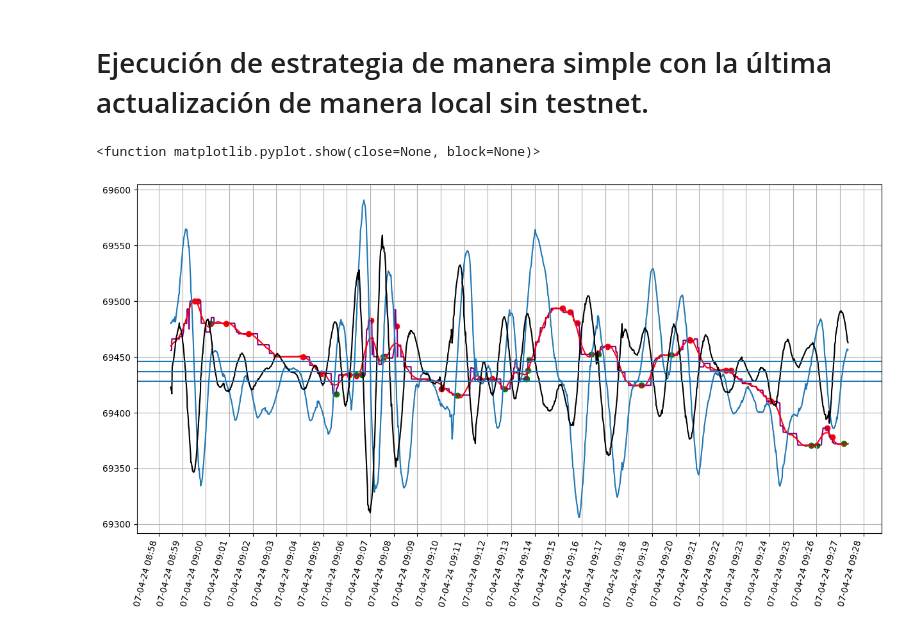
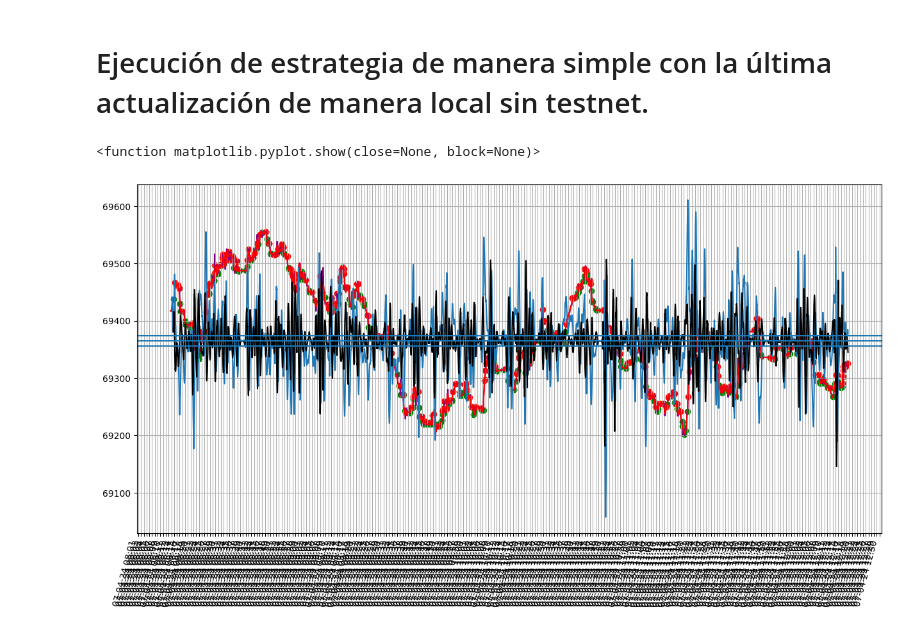
Before and after one commit to Tinmarian/tradingbot, a Jupyter notebook: scripts/streaming_derivatives_analysis_V1.ipynb, the cells around one changed output. Saved outputs shown, nothing was run; the diff lists cells and outputs as text; code cells hidden in the pictures.

Commit message:
Finalizo con el uso de la primer versión de la estrategia aplicado al streaming en backtesting

```diff
--- a/scripts/streaming_derivatives_analysis_V1.ipynb
+++ b/scripts/streaming_derivatives_analysis_V1.ipynb
@@ -55,11 +55,11 @@ recent_data['TD_Interpolacion'] = sc.signal.savgol_filter(recent_data.Tercer_Der
 ######################################################################
 # Agregamos el código necesario para encontrar los puntos exactos mínimos y máximos
 ######################################################################
+initial_date_index = recent_data[recent_data.Tiempo == datetime.strptime(str(recent_data.Tiempo[:1].item()),'%Y-%m-%d %H:%M:%S.%f')].index.item() + rango
+final_date_index = recent_data[recent_data.Tiempo == datetime.strptime(str(recent_data.Tiempo[-1:].item()),'%Y-%m-%d %H:%M:%S.%f')].index.item() - rango
+
 # initial_date_index = recent_data[recent_data.Tiempo == datetime.strptime(str(recent_data.Tiempo[60*45:60*45 + 1].item()),'%Y-%m-%d %H:%M:%S.%f')].index.item() + rango
-# final_date_index = recent_data[recent_data.Tiempo == datetime.strptime(str(recent_data.Tiempo[-1:].item()),'%Y-%m-%d %H:%M:%S.%f')].index.item() - rango
-
-initial_date_index = recent_data[recent_data.Tiempo == datetime.strptime(str(recent_data.Tiempo[60*45:60*45 + 1].item()),'%Y-%m-%d %H:%M:%S.%f')].index.item() + rango
-final_date_index = recent_data[recent_data.Tiempo == datetime.strptime(str(recent_data.Tiempo[60*75:60*75 + 1].item()),'%Y-%m-%d %H:%M:%S.%f')].index.item() - rango
+# final_date_index = recent_data[recent_data.Tiempo == datetime.strptime(str(recent_data.Tiempo[60*75:60*75 + 1].item()),'%Y-%m-%d %H:%M:%S.%f')].index.item() - rango
 
 min_max_sd = pd.DataFrame(columns=['Derivada'])
 lista_min_max = recent_data[initial_date_index:final_date_index][(recent_data[initial_date_index:final_date_index]['TD_Interpolacion'] >= -z_aprox) & (recent_data[initial_date_index:final_date_index]['TD_Interpolacion'] <= z_aprox)]
@@ -112,35 +112,35 @@ for lista in [max_points_idx,min_points_idx]:
         for idx in sorted(close_points_max,reverse=True):
             del lista[idx]
     else:
         for idx in sorted(close_points_min,reverse=True):
             del lista[idx]
 
 
 ##################################################################################################################################
 # Gráfica final del backtesting sobre nuestro análisis con puntos de compra y venta.
 ##################################################################################################################################
 mp = recent_data.Precio[initial_date_index:final_date_index].mean()
 plt.figure(figsize=(15,8))
-plt.plot(recent_data.Tiempo[initial_date_index-150:final_date_index],recent_data.Precio[initial_date_index-150:final_date_index].multiply(1),color='purple')
-plt.plot(recent_data.Tiempo[initial_date_index-150:final_date_index],recent_data.Interpolacion[initial_date_index-150:final_date_index].multiply(1),color='red')
-plt.plot(recent_data.Tiempo[initial_date_index-150:final_date_index],recent_data.PD_Interpolacion[initial_date_index-150:final_date_index].multiply(100)+mp)
-plt.plot(recent_data.Tiempo[initial_date_index-150:final_date_index],recent_data.SD_Interpolacion[initial_date_index-150:final_date_index].multiply(1000)+mp,color='k')
+plt.plot(recent_data.Tiempo[initial_date_index-120:final_date_index],recent_data.Precio[initial_date_index-120:final_date_index].multiply(1),color='purple')
+plt.plot(recent_data.Tiempo[initial_date_index-120:final_date_index],recent_data.Interpolacion[initial_date_index-120:final_date_index].multiply(1),color='red')
+plt.plot(recent_data.Tiempo[initial_date_index-120:final_date_index],recent_data.PD_Interpolacion[initial_date_index-120:final_date_index].multiply(100)+mp)
+plt.plot(recent_data.Tiempo[initial_date_index-120:final_date_index],recent_data.SD_Interpolacion[initial_date_index-120:final_date_index].multiply(1000)+mp,color='k')
 plt.scatter(recent_data.Tiempo.iloc[max_points_idx],recent_data.Precio.iloc[max_points_idx],color='g')
 plt.scatter(recent_data.Tiempo.iloc[min_points_idx],recent_data.Precio.iloc[min_points_idx],color='r')
 plt.grid(visible=True)
 
 # Set minor tick locations.
 plt.gca().xaxis.set_major_formatter(mdates.DateFormatter('%d-%m-%y %H:%M'))
 plt.gca().xaxis.set_major_locator(mdates.MinuteLocator(interval=1))
 # plt.gca().xaxis.set_minor_locator(minorLocator)
 plt.gcf().autofmt_xdate()
 # Set grid to use minor tick locations.
 plt.grid(which = 'minor')
 plt.xticks(rotation=75)
 plt.axhline(mp)
 plt.axhline(np.std(recent_data.SD_Interpolacion)*std_mult + mp)
 plt.axhline(mp - np.std(recent_data.SD_Interpolacion)*std_mult)
 plt.show
 # %% [output]
 <function matplotlib.pyplot.show(close=None, block=None)>
-[figure, old version]
+[figure, new version]
```
Also changed, not shown: parts of 3 cells of this notebook.
